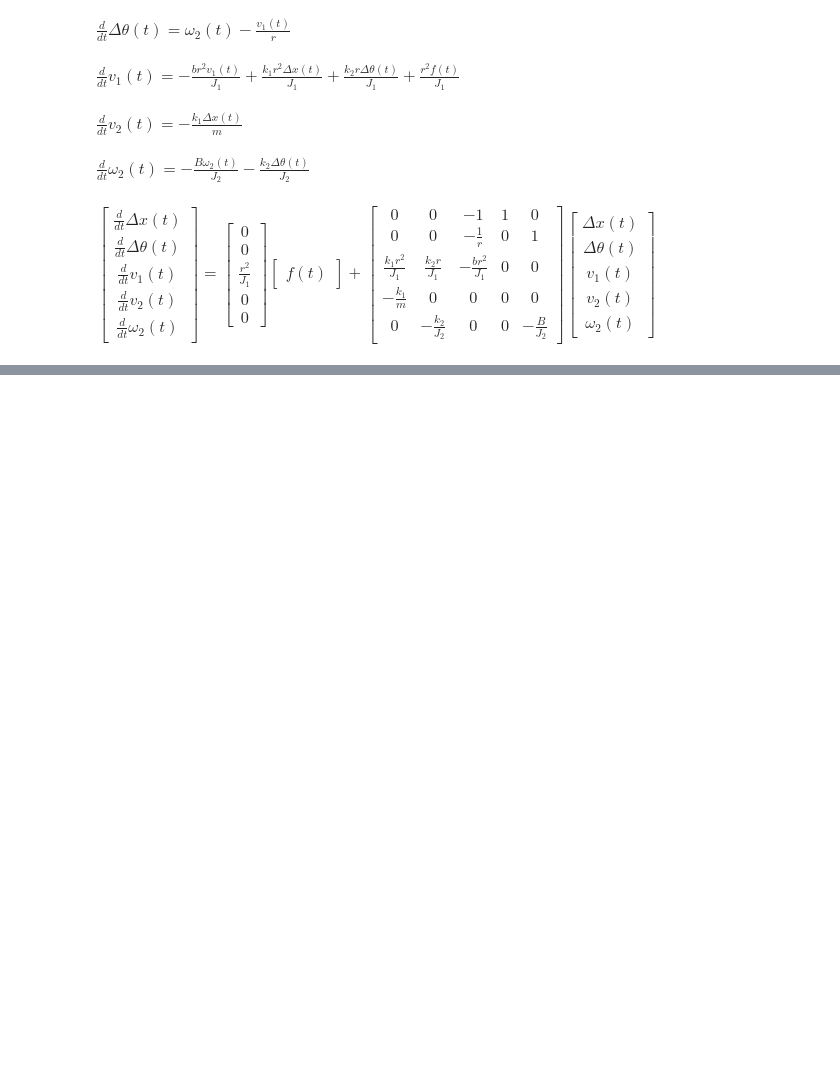
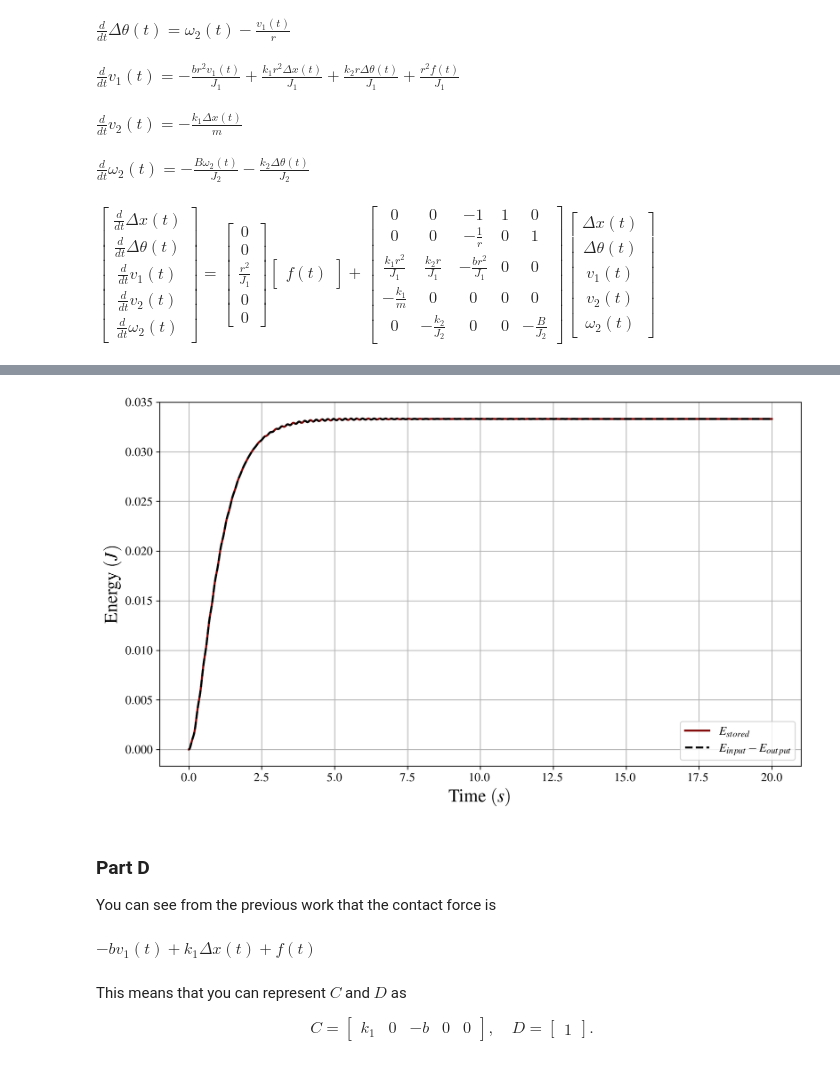
Before and after one commit to gabemorris12/dynamical_systems, a Jupyter notebook: Homework 3/Dynamical Systems Homework 3.ipynb, the cells around one changed output, grey strips where cells are left out. Drawn from its saved outputs; the diff is of its cells as text; code cells hidden in the pictures; blank space fills up the shorter version.

```diff
--- a/Homework 3/Dynamical Systems Homework 3.ipynb
+++ b/Homework 3/Dynamical Systems Homework 3.ipynb
@@ -131,0 +189,51 @@ $\displaystyle \left[\begin{matrix}\frac{d}{d t} \Delta x{\left(t \right)}\\\fra
+# %%
+d_x_, d_theta_, v1_, v2_, omega2_ = sol1.y
+
+# Kinetic energy
+KE = (
+    1/2*(J1_/r_**2)*v1_**2 +
+    1/2*m_*v2_**2 +
+    1/2*J2_*omega2_**2
+)
+
+PE = (
+    1/2*k1_*d_x_**2 +
+    1/2*k2_*d_theta_**2
+)
+E_stored = KE + PE
+
+# input power
+P_input = f_lamb(sol1.t)*v1_
+E_input = cumulative_trapezoid(P_input, sol1.t, initial=0)
+
+# output power
+P_output = b_*v1_**2 + B_num*omega2_**2
+E_output = cumulative_trapezoid(P_output, sol1.t, initial=0)
+
+fig, ax = plt.subplots()
+ax.plot(sol1.t, E_stored, label=r'$E_{stored}$')
+ax.plot(sol1.t, E_input - E_output, label=r'$E_{input}-E_{output}$', ls='--')
+ax.set_xlabel('Time $(s)$')
+ax.set_ylabel(r'Energy $(J)$')
+ax.legend()
+plt.show()
+# %% [output]
+[figure, added]
+# %% [markdown]
+### Part D
+You can see from the previous work that the contact force is
+# %%
+state_sol[F_c]
+# %% [output]
+$\displaystyle - b v_{1}{\left(t \right)} + k_{1} \Delta x{\left(t \right)} + f{\left(t \right)}$
+# %% [markdown]
+This means that you can represent $C$ and $D$ as
+
+$$
+C = \begin{bmatrix}
+k_1 & 0 & -b & 0 & 0
+\end{bmatrix}, \quad
+D = \begin{bmatrix}
+1
+\end{bmatrix}.
+$$
```
Also changed, not shown: parts of 30 cells of this notebook, 1 other file.
